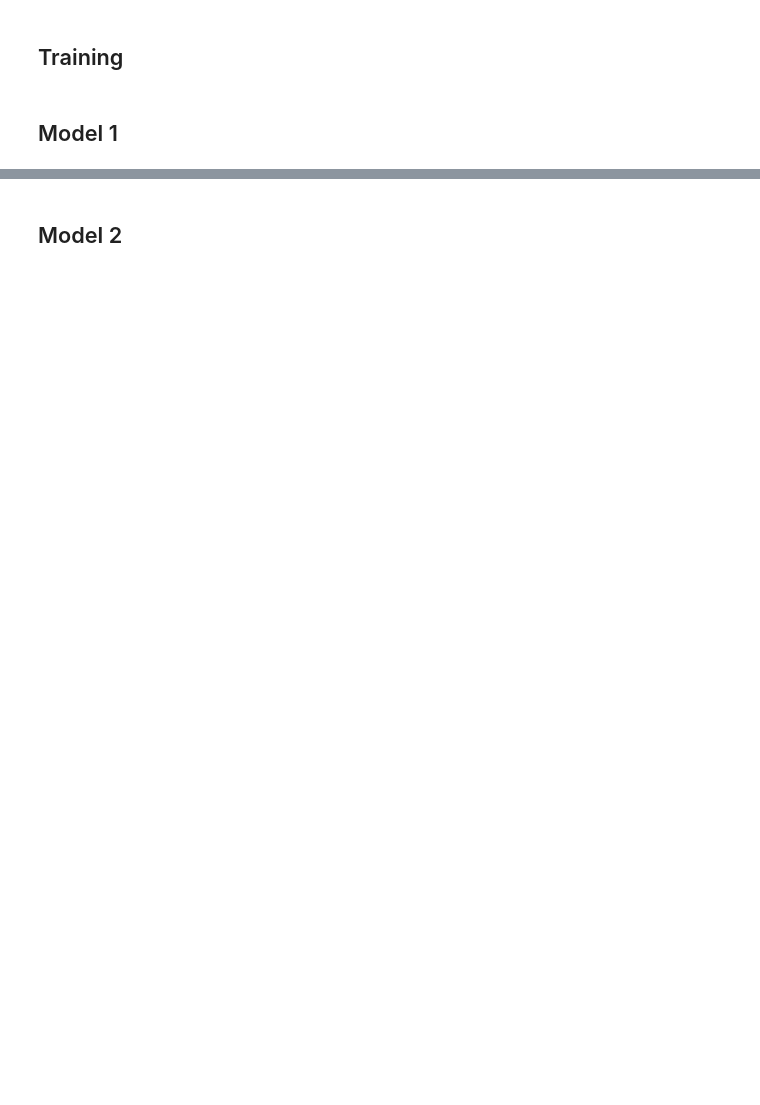
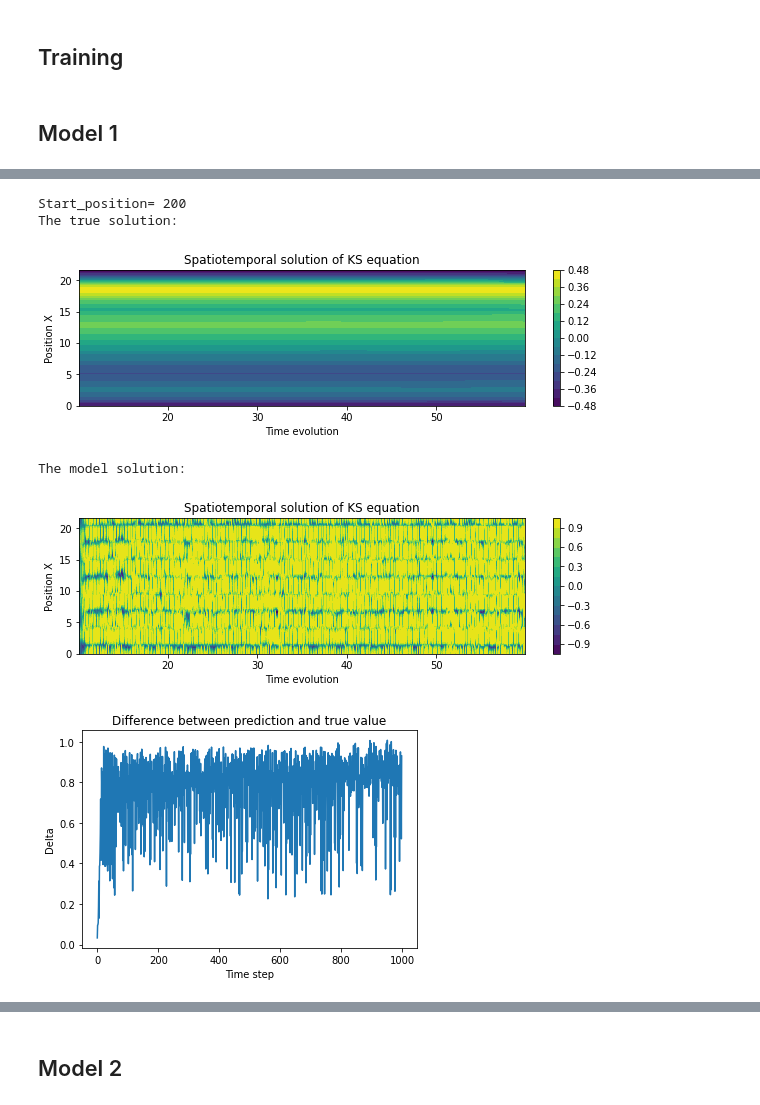
Before and after one commit to calladogt/Deep-learning-to-the-modeling-of-chaotic-dynamics-systems, a Jupyter notebook: Simulators/ks-simulator/KS-modelConv2D.ipynb, the cells around one changed output, grey strips where cells are left out. Saved outputs shown, nothing was run; the diff lists cells and outputs as text; code cells hidden in the pictures; blank space fills up the shorter version.

Commit message:
creating the models as described in the report

```diff
--- a/Simulators/ks-simulator/KS-modelConv2D.ipynb
+++ b/Simulators/ks-simulator/KS-modelConv2D.ipynb
@@ -452,6 +460,20 @@ tosave_data = {'epoch': epochs_counter,
                'valid loss': valid_losses,}
 # Write a pickle file using pytorch
 th.save(tosave_data, "modelcv2d_model1_u3")
+# %%
+state_history_norm_th = th.from_numpy(state_history_norm).cuda()
+#state_history_norm_th = state_history_norm_th.unsqueeze(0)
+start_position=200
+N_step_pred=1000
+print('Start_position=', start_position)
+prediction(model,start_position,N_step_pred,state_history_norm_th)
+# %% [output]
+Start_position= 200
+The true solution:
+[figure, added]
+The model solution:
+[figure, added]
+[figure, added]
 # %%
 state_history_norm_th = th.from_numpy(state_history_norm).cuda()
 #state_history_norm_th = state_history_norm_th.unsqueeze(0)
```
Also changed, not shown: parts of 14 cells of this notebook, 11 other files.
